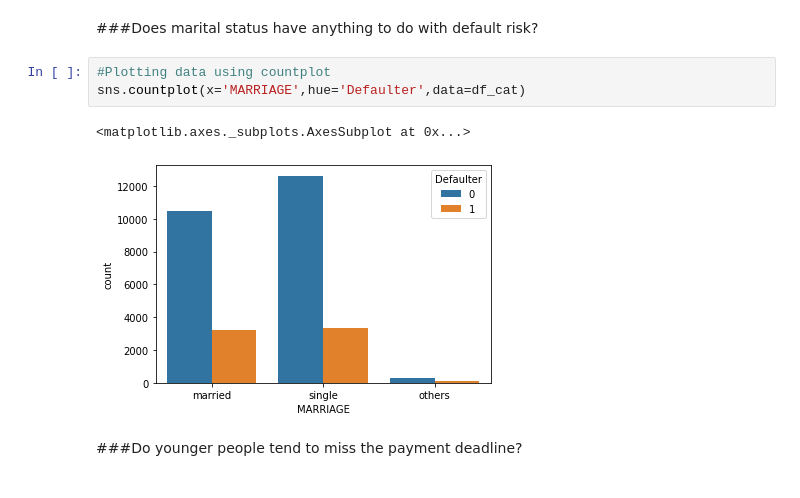
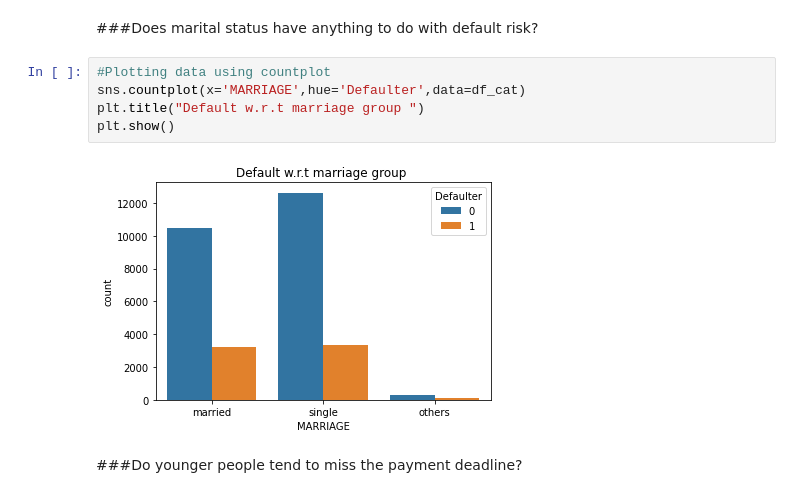
Before and after one commit to Aayushi-Sharma24/Credit_Card_Default_Prediction_Classification, a Jupyter notebook: Credit_Card_Default_Prediction_AS_Capstone_Project.ipynb, the cells around one changed output. Cells and saved outputs as stored; diff of their text form.

```diff
--- a/Credit_Card_Default_Prediction_AS_Capstone_Project.ipynb
+++ b/Credit_Card_Default_Prediction_AS_Capstone_Project.ipynb
@@ -254,9 +255,10 @@ Text(0.5, 1.0, 'Default by Education and Sex')
 # %%
 #Plotting data using countplot
 sns.countplot(x='MARRIAGE',hue='Defaulter',data=df_cat)
+plt.title("Default w.r.t marriage group ")
+plt.show()
 # %% [output]
-<matplotlib.axes._subplots.AxesSubplot at 0x...>
-[figure, old version]
+[figure, new version]
 # %% [markdown]
 ###Do younger people tend to miss the payment deadline?
 # %%
```
Also changed, not shown: parts of 6 cells of this notebook.
